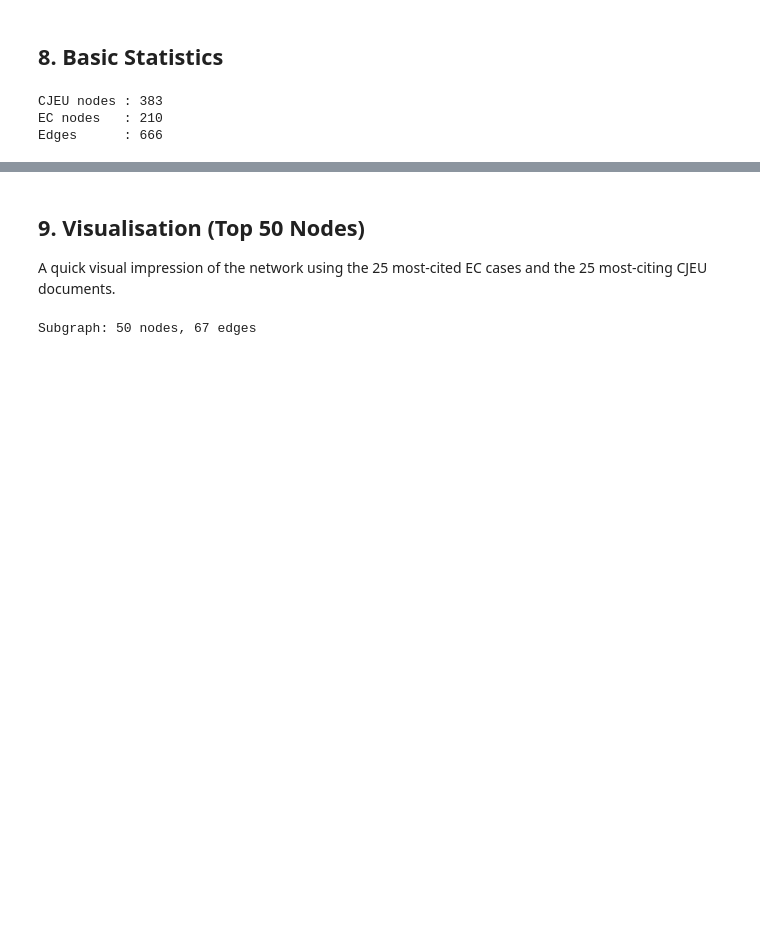
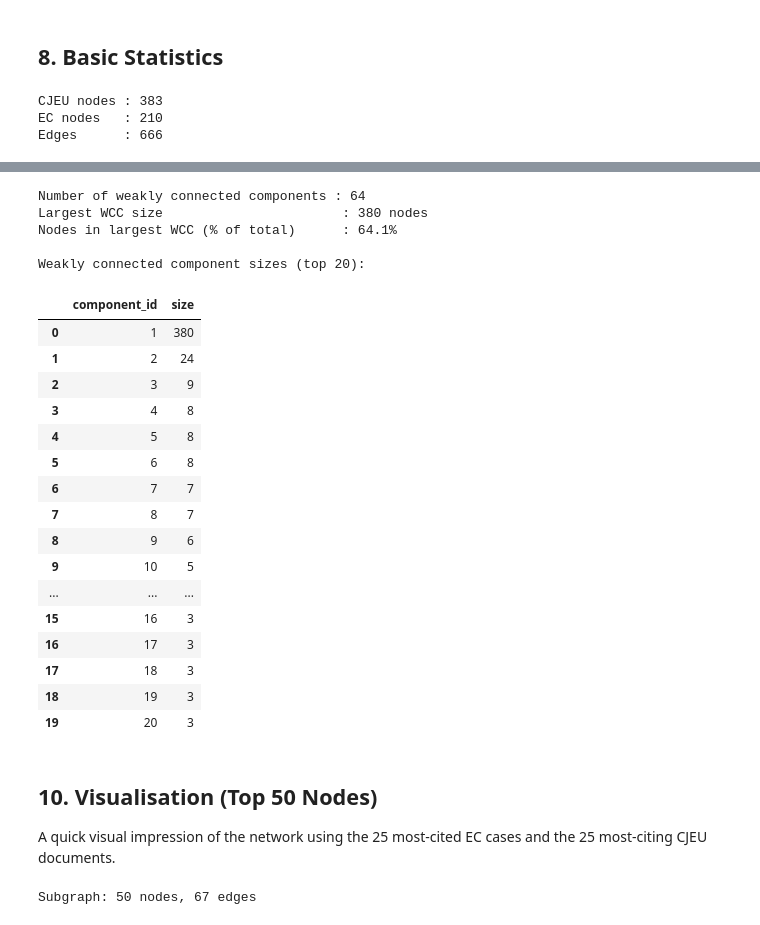
Before and after one commit to floheusser/data_analysis_master, a Jupyter notebook: 09_build_cjeu_ec_network.ipynb, the cells around one changed output, grey strips where cells are left out. Drawn from its saved outputs; the diff is of its cells as text; code cells hidden in the pictures; blank space fills up the shorter version.

```diff
--- a/09_build_cjeu_ec_network.ipynb
+++ b/09_build_cjeu_ec_network.ipynb
@@ -215,5 +232,44 @@ Edges      : 666
+# %%
+wccs = list(nx.weakly_connected_components(G))
+wccs_sorted = sorted(wccs, key=len, reverse=True)
+
+print(f"Number of weakly connected components : {len(wccs_sorted):,}")
+print(f"Largest WCC size                       : {len(wccs_sorted[0]):,} nodes")
+print(f"Nodes in largest WCC (% of total)      : {len(wccs_sorted[0]) / G.number_of_nodes() * 100:.1f}%")
+
+# Summary table of component sizes
+wcc_summary = pd.DataFrame({
+    "component_id"  : range(1, len(wccs_sorted) + 1),
+    "size"          : [len(c) for c in wccs_sorted],
+})
+
+print("\nWeakly connected component sizes (top 20):")
+display(wcc_summary.head(20))
+# %% [output]
+Number of weakly connected components : 64
+Largest WCC size                       : 380 nodes
+Nodes in largest WCC (% of total)      : 64.1%
+
+Weakly connected component sizes (top 20):
+|  | component_id | size |
+| 0 | 1 | 380 |
+| 1 | 2 | 24 |
+| 2 | 3 | 9 |
+| 3 | 4 | 8 |
+| 4 | 5 | 8 |
+| 5 | 6 | 8 |
+| 6 | 7 | 7 |
+| 7 | 8 | 7 |
+| 8 | 9 | 6 |
+| 9 | 10 | 5 |
+| ... | ... | ... |
+| 15 | 16 | 3 |
+| 16 | 17 | 3 |
+| 17 | 18 | 3 |
+| 18 | 19 | 3 |
+| 19 | 20 | 3 |
 # %% [markdown]
-## 9. Visualisation (Top 50 Nodes)
+## 10. Visualisation (Top 50 Nodes)
 
 A quick visual impression of the network using the 25 most-cited EC cases and the 25 most-citing CJEU documents.
 # %%
```
Also changed, not shown: parts of 10 cells of this notebook, 1 other file.
